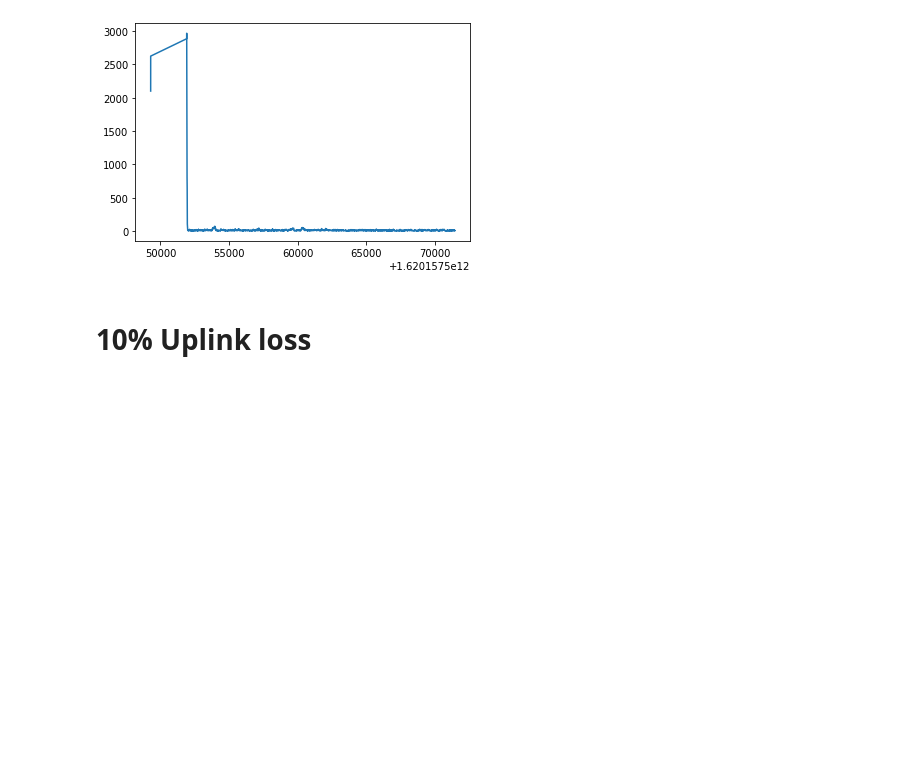
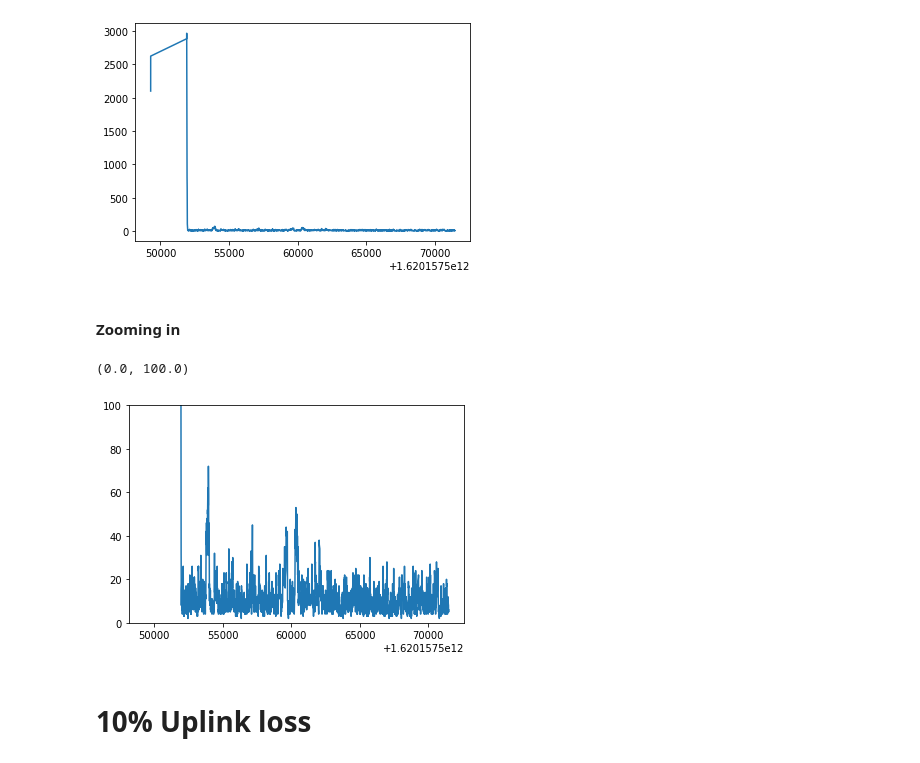
Before and after one commit to taoprajjwal/Project2-Prajjwal-Romeno, a Jupyter notebook: Graphs/Plot Congestion window.ipynb, the cells around one changed output. Cells and saved outputs as stored; diff of their text form; code cells hidden in the pictures; blank space fills up the shorter version.

```diff
--- a/Graphs/Plot Congestion window.ipynb
+++ b/Graphs/Plot Congestion window.ipynb
@@ -26,6 +35,14 @@ plt.plot(df["Time"],df["Window"])
 # %% [output]
 [<matplotlib.lines.Line2D at 0x...>]
 [figure]
+# %% [markdown]
+#### Zooming in
+# %%
+plt.plot(df["Time"],df["Window"])
+plt.ylim(0,100)
+# %% [output]
+(0.0, 100.0)
+[figure, added]
 # %% [markdown]
 # 10% Uplink loss
 # %% [markdown]
```
Also changed, not shown: parts of 9 cells of this notebook.
